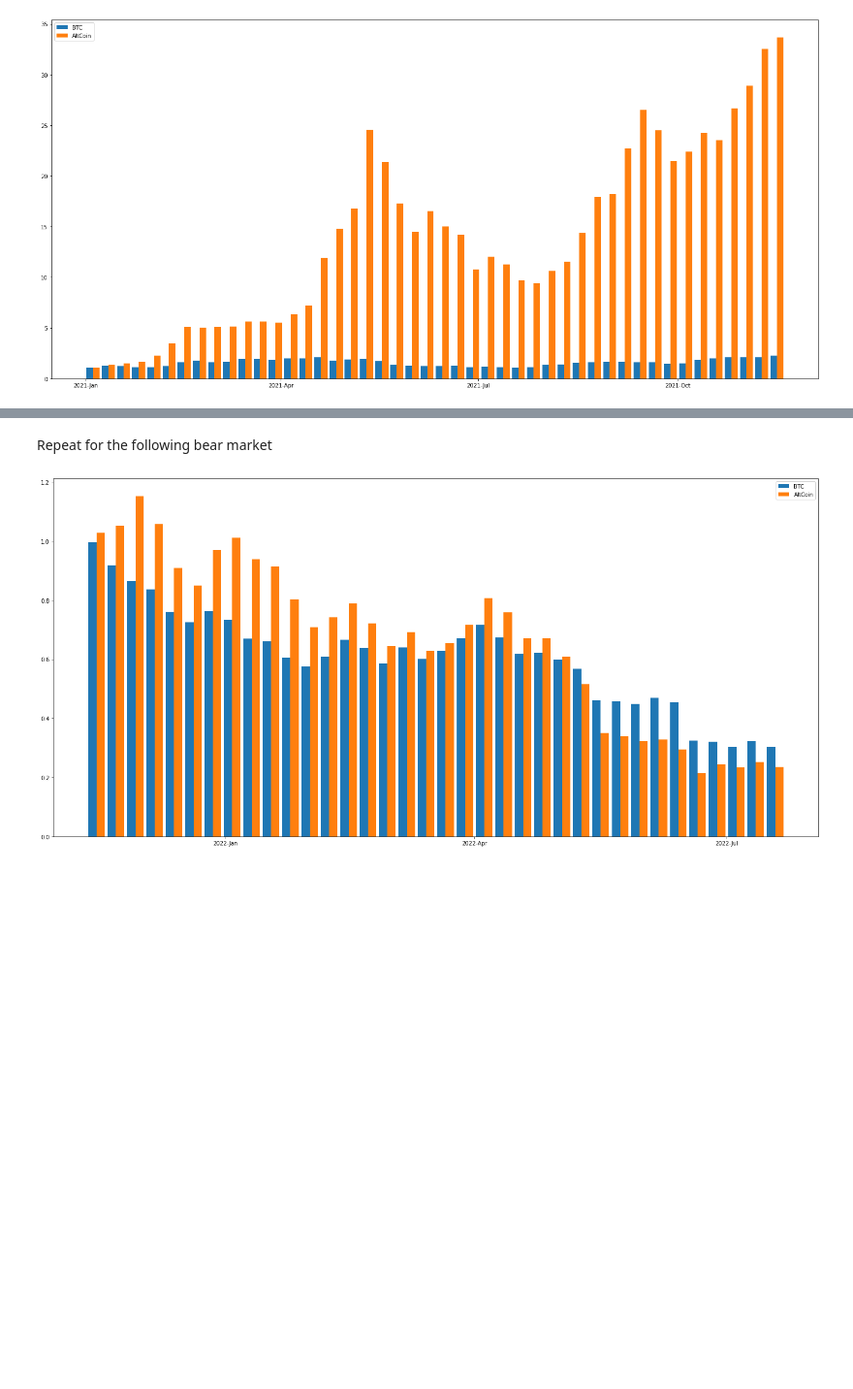
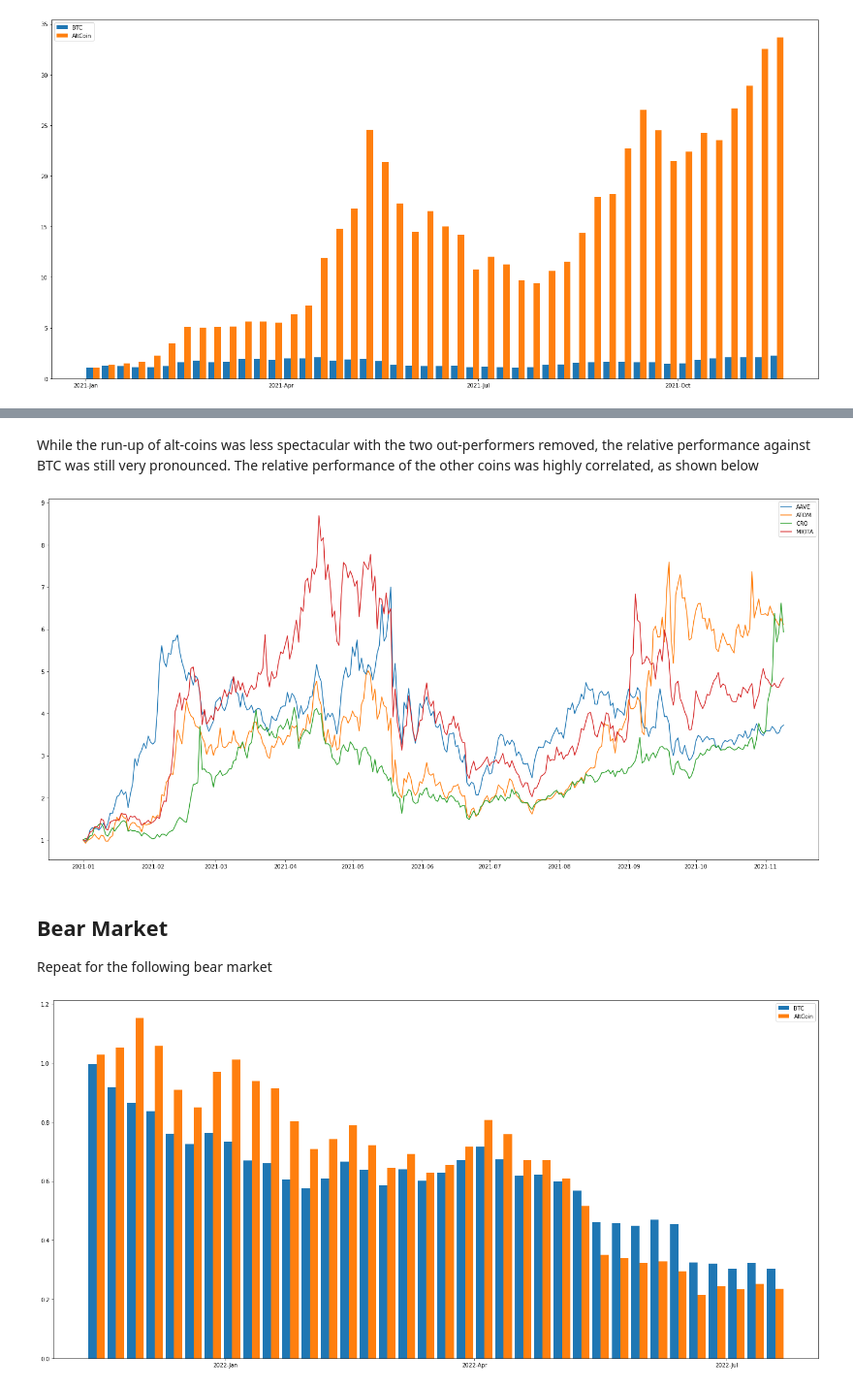
Before and after one commit to quantivfy/PublicNotebooks, a Jupyter notebook: Crypto2/Crypto.ipynb, the cells around one changed output, grey strips where cells are left out. Shown at 97% size. Drawn from its saved outputs; the diff is of its cells as text; code cells hidden in the pictures; blank space fills up the shorter version.

```diff
--- a/Crypto2/Crypto.ipynb
+++ b/Crypto2/Crypto.ipynb
@@ -172,4 +288,19 @@ PlotPairs(btcBullWeekly, 'BTC', atlCoinIndexWeekly, 'AltCoin')
+# %% [markdown]
+While the run-up of alt-coins was less spectacular with the two out-performers removed, the relative performance against BTC was still very pronounced.  The relative performance of the other coins was highly correlated, as shown below
+# %%
+figure(figsize=(25,12))
+
+plt.plot(aaveBull.index, aaveBull.RelativeClose, label = "AAVE")
+plt.plot(atomBull.index, atomBull.RelativeClose, label = "ATOM")
+plt.plot(croBull.index, croBull.RelativeClose, label = "CRO")
+plt.plot(miotaBull.index, miotaBull.RelativeClose, label = "MIOTA")
+plt.legend()
+plt.show()
+# %% [output]
+[figure, added]
 # %% [markdown]
+## Bear Market
+
 Repeat for the following bear market
 # %%
 def CreateBearMarketDf(df):
```
Also changed, not shown: parts of 17 cells of this notebook.
